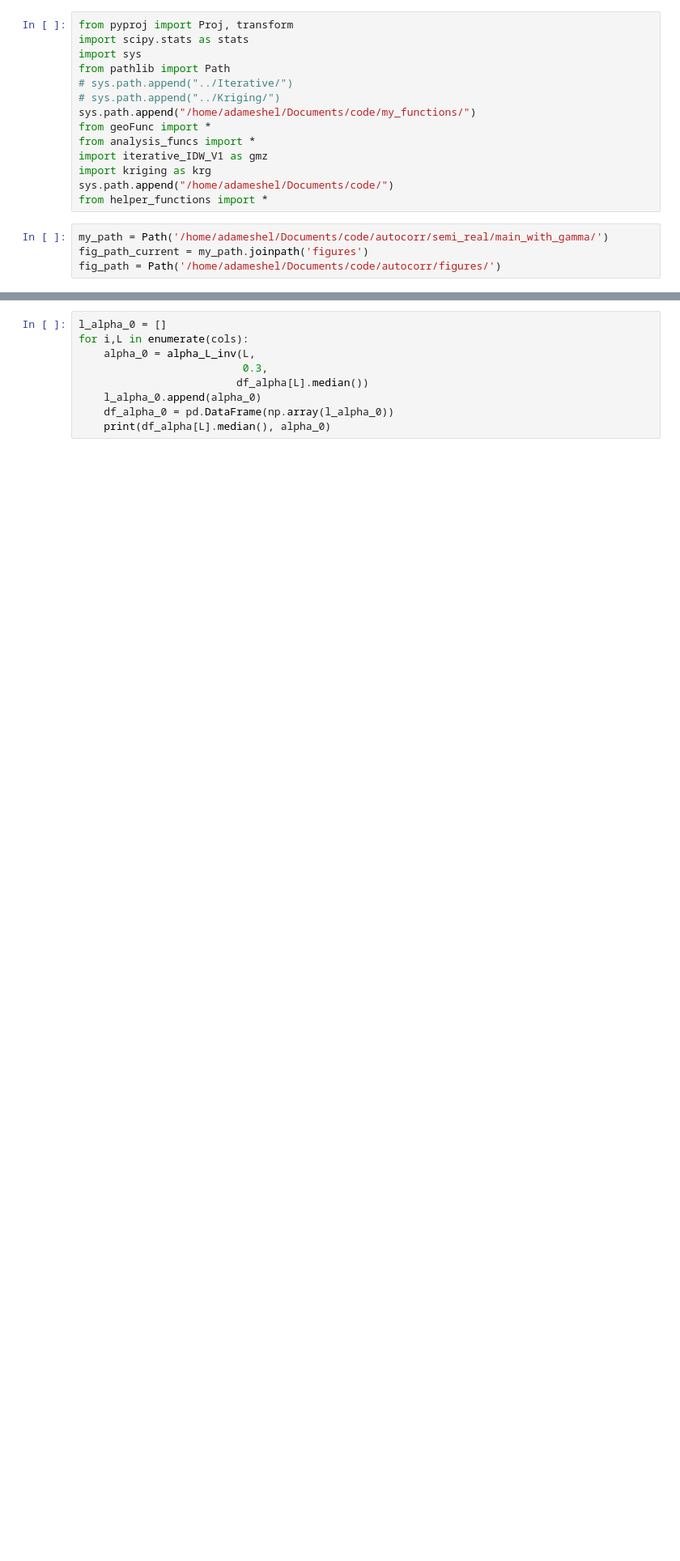
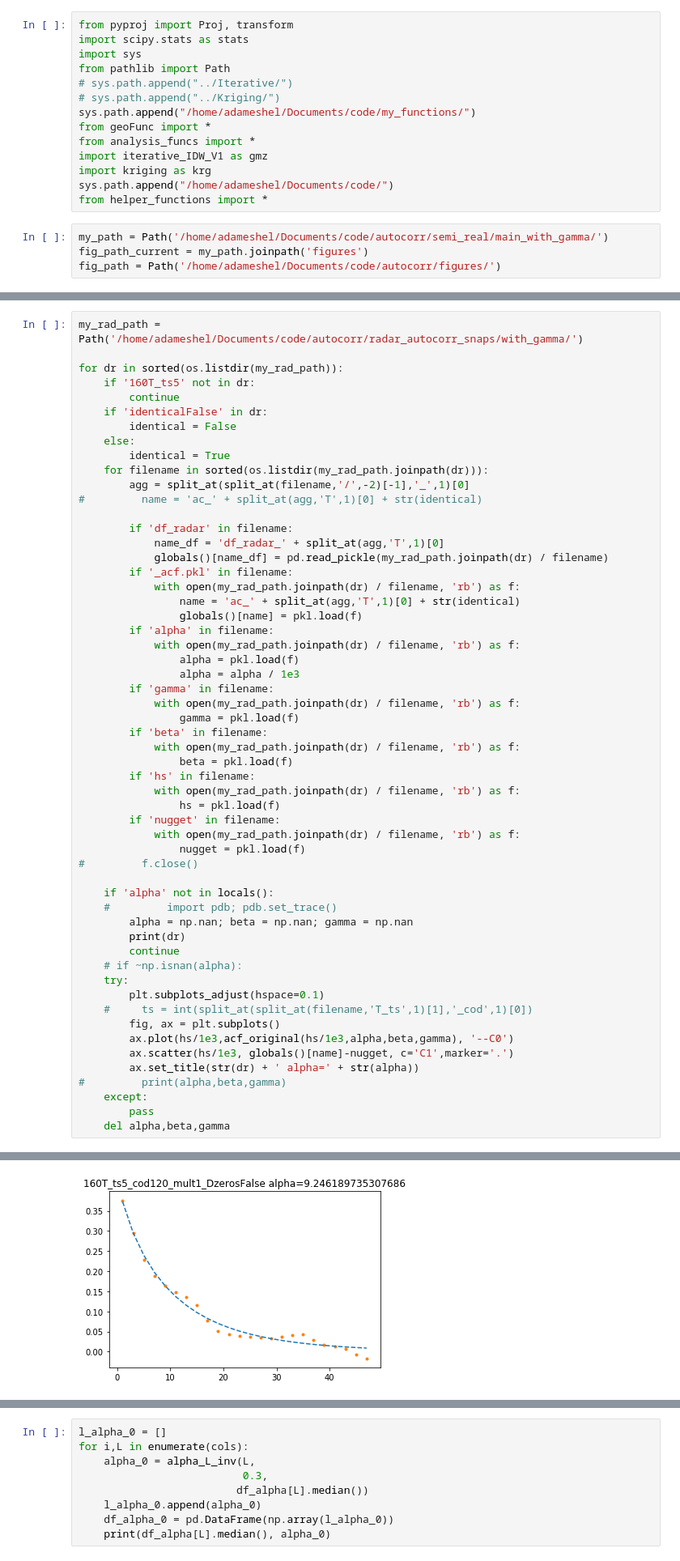
Before and after one commit to adameshel/spatial_autocorrelation, a Jupyter notebook: Autocorr/read_autocorr_empirical_run.ipynb, the cells around one changed output, grey strips where cells are left out. Shown: that part at 81% size. Saved outputs shown, nothing was run; the diff lists cells and outputs as text; blank space fills up the shorter version.

```diff
--- a/Autocorr/read_autocorr_empirical_run.ipynb
+++ b/Autocorr/read_autocorr_empirical_run.ipynb
@@ -71,0 +90,57 @@ def linear(x,a,b):
+# %%
+my_rad_path = Path('/home/adameshel/Documents/code/autocorr/radar_autocorr_snaps/with_gamma/')
+
+for dr in sorted(os.listdir(my_rad_path)):
+    if '160T_ts5' not in dr:
+        continue
+    if 'identicalFalse' in dr:
+        identical = False
+    else:
+        identical = True
+    for filename in sorted(os.listdir(my_rad_path.joinpath(dr))):
+        agg = split_at(split_at(filename,'/',-2)[-1],'_',1)[0]
+#         name = 'ac_' + split_at(agg,'T',1)[0] + str(identical)
+
+        if 'df_radar' in filename:
+            name_df = 'df_radar_' + split_at(agg,'T',1)[0]
+            globals()[name_df] = pd.read_pickle(my_rad_path.joinpath(dr) / filename)
+        if '_acf.pkl' in filename:
+            with open(my_rad_path.joinpath(dr) / filename, 'rb') as f:
+                name = 'ac_' + split_at(agg,'T',1)[0] + str(identical)
+                globals()[name] = pkl.load(f)
+        if 'alpha' in filename:
+            with open(my_rad_path.joinpath(dr) / filename, 'rb') as f:
+                alpha = pkl.load(f)
+                alpha = alpha / 1e3
+        if 'gamma' in filename:
+            with open(my_rad_path.joinpath(dr) / filename, 'rb') as f:
+                gamma = pkl.load(f)
+        if 'beta' in filename:
+            with open(my_rad_path.joinpath(dr) / filename, 'rb') as f:
+                beta = pkl.load(f)
+        if 'hs' in filename:
+            with open(my_rad_path.joinpath(dr) / filename, 'rb') as f:
+                hs = pkl.load(f)
+        if 'nugget' in filename:
+            with open(my_rad_path.joinpath(dr) / filename, 'rb') as f:
+                nugget = pkl.load(f)
+#         f.close()
+
+    if 'alpha' not in locals():
+    #         import pdb; pdb.set_trace()
+        alpha = np.nan; beta = np.nan; gamma = np.nan
+        print(dr)
+        continue
+    # if ~np.isnan(alpha):
+    try:
+        plt.subplots_adjust(hspace=0.1)
+    #     ts = int(split_at(split_at(filename,'T_ts',1)[1],'_cod',1)[0])
+        fig, ax = plt.subplots()
+        ax.plot(hs/1e3,acf_original(hs/1e3,alpha,beta,gamma), '--C0')
+        ax.scatter(hs/1e3, globals()[name]-nugget, c='C1',marker='.')
+        ax.set_title(str(dr) + ' alpha=' + str(alpha))
+#         print(alpha,beta,gamma)
+    except:
+        pass
+    del alpha,beta,gamma
+# %% [output]
@@ -71,0 +148 @@ def linear(x,a,b):
+[figure, added]
```
Also changed, not shown: parts of 21 cells of this notebook, 2 other files.
